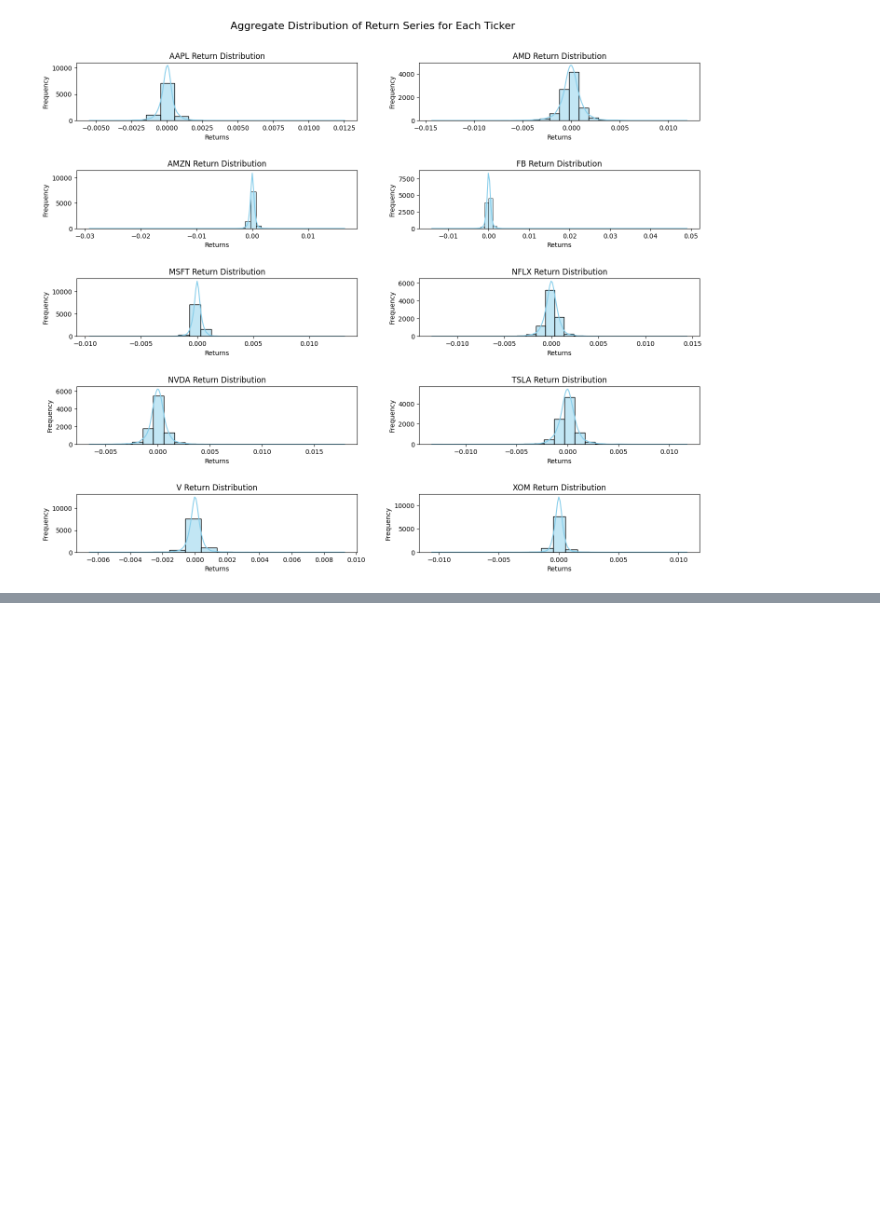
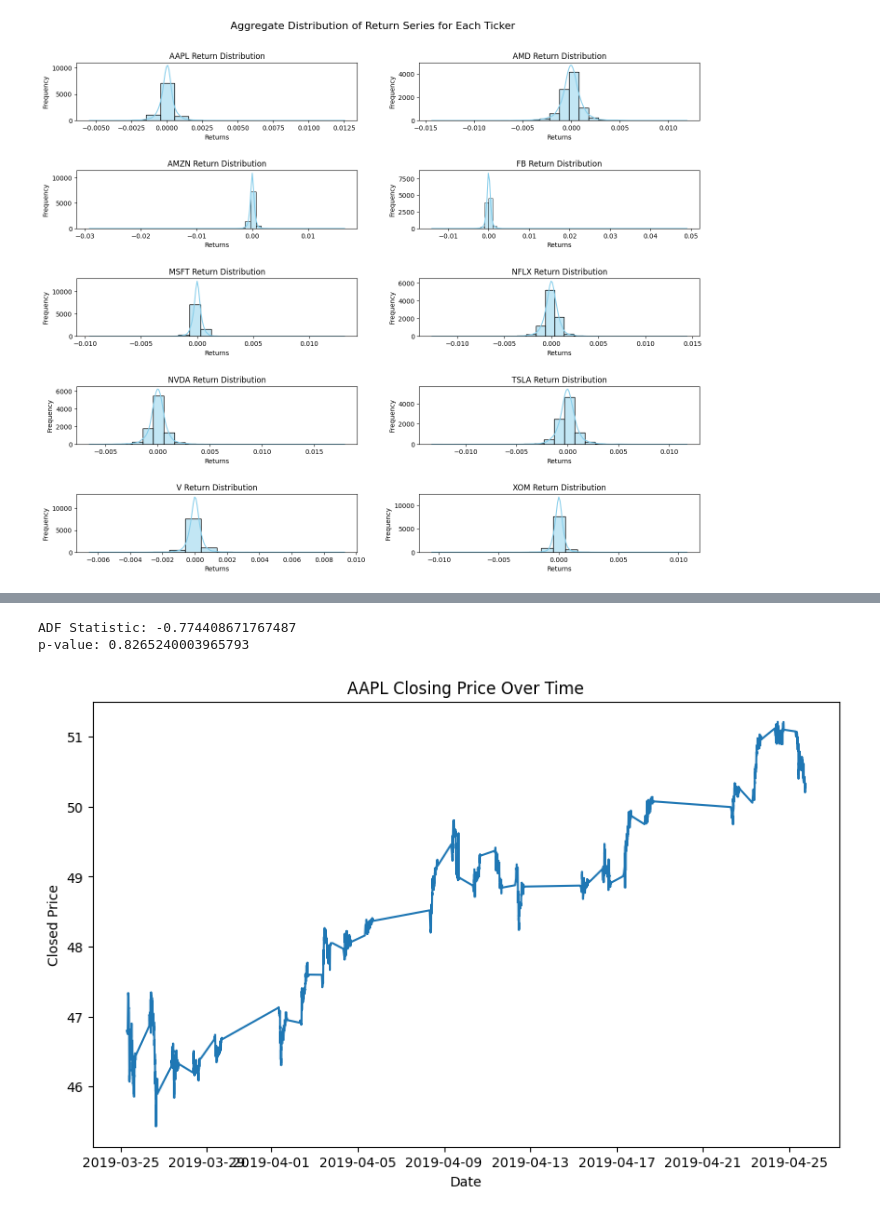
Before and after one commit to danshinn04/stock-price-prediction, a Jupyter notebook: 4a+b+visualisation.ipynb, the cells around one changed output, grey strips where cells are left out. Drawn from its saved outputs; the diff is of its cells as text; code cells hidden in the pictures; blank space fills up the shorter version.

```diff
--- a/4a+b+visualisation.ipynb
+++ b/4a+b+visualisation.ipynb
@@ -512,0 +548,18 @@ plt.show()
+# %%
+datetime_df = combined_df.copy()
+# divide by 100 to get the hour and take modulus 100 to get the minutes bc 1728 means hour 17 and minute 28
+datetime_df['hour'] = (datetime_df['minute'] // 100).astype(str)
+datetime_df['minute'] = (datetime_df['minute'] % 100).astype(str)
+
+
+datetime_df['hour'] = datetime_df['hour'].str.zfill(2)
+datetime_df['minute'] = datetime_df['minute'].str.zfill(2)
+
+# Create 'datetime' column
+datetime_df['datetime'] = pd.to_datetime(datetime_df['date'].astype(str) + ' ' + datetime_df['hour'] + ':' + datetime_df['minute'],
+                                         format='%Y-%m-%d %H:%M')
+datetime_df.set_index('datetime', inplace=True)
+
+# Drop the now-redundant 'date', 'hour', and 'minute' columns
+datetime_df.drop(['date', 'hour', 'minute'], axis=1, inplace=True)
+datetime_df.head()
@@ -512,0 +602,22 @@ plt.show()
+# %%
+import matplotlib.pyplot as plt
+from statsmodels.tsa.stattools import adfuller
+
+series = datetime_df['aapl_close']
+
+# Check for stationarity
+result = adfuller(series.dropna())
+print(f'ADF Statistic: {result[0]}')
+print(f'p-value: {result[1]}')
+
+# Plot the series
+plt.figure(figsize=(10, 6))
+plt.plot(series)
+plt.title('AAPL Closing Price Over Time')
+plt.xlabel('Date')
+plt.ylabel('Closed Price')
+plt.show()
+# %% [output]
+ADF Statistic: -0.774408671767487
+p-value: 0.8265240003965793
+[figure, added]
```
Also changed, not shown: parts of 20 cells of this notebook, 1 other file.
